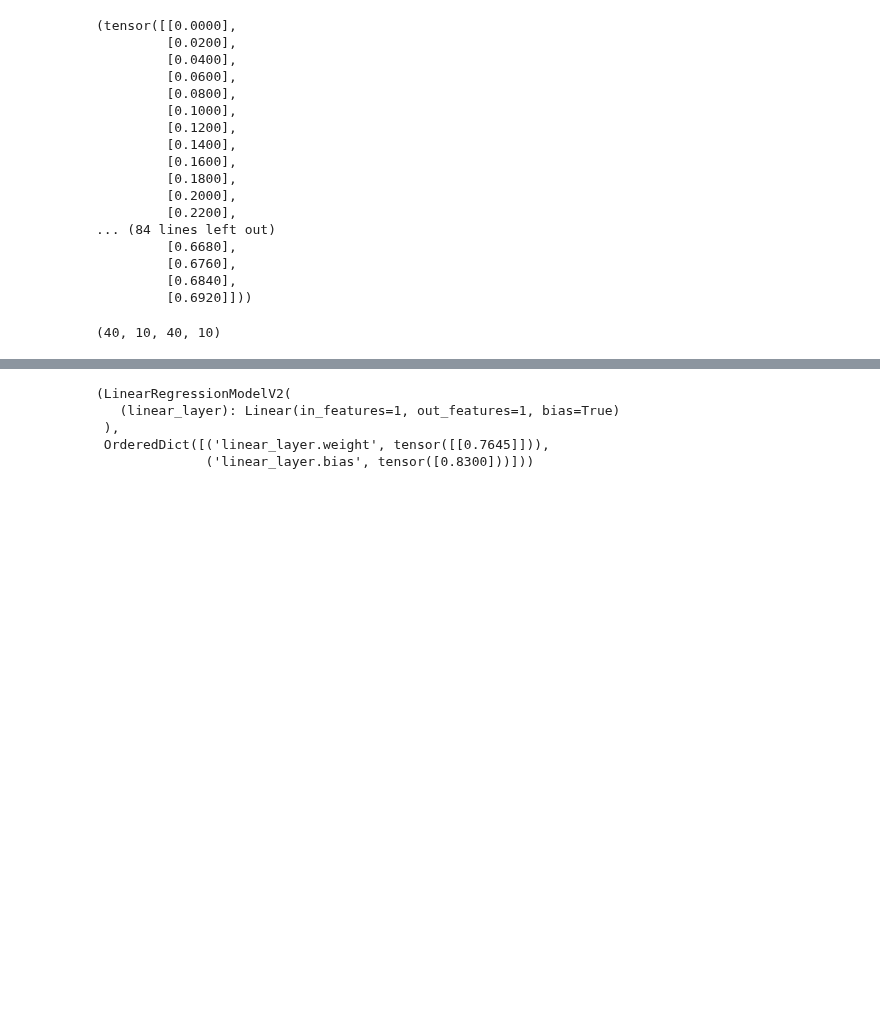
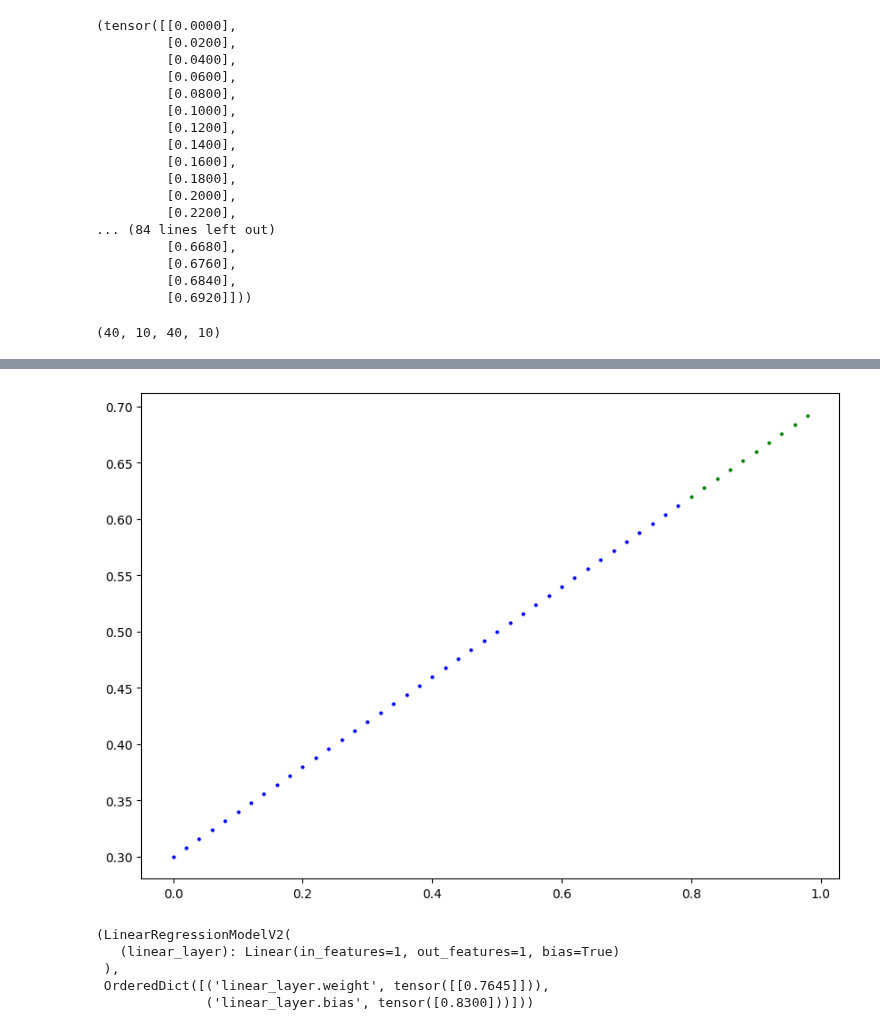
Before and after one commit to Imran1hp/Deep-Learning-, a Jupyter notebook: Py_Torch_workflowipynb.ipynb, the cells around one changed output, grey strips where cells are left out. Saved outputs shown, nothing was run; the diff lists cells and outputs as text; code cells hidden in the pictures; blank space fills up the shorter version.

Commit message:
plot the predictions

```diff
--- a/Py_Torch_workflowipynb.ipynb
+++ b/Py_Torch_workflowipynb.ipynb
@@ -389,0 +384,12 @@ plot_prediction(train_data = X_train,train_labels =Y_train,
+# %%
+def  plot_prediction (train_data = X_train,train_labels =y_train,
+                      test_data = X_test, test_labels=y_test,prediction =None):
+  plt.figure(figsize=(10,7))
+
+  plt.scatter(train_data , train_labels , c="b" , s= 4 ,label = "Training data")
+
+  plt.scatter(test_data , test_labels , c='g',s=4 , label ="Testing data ")
+
+  if prediction is not None:
+    plt.scatter(test_data , prediction , c='r', s=4 ,label ="Predictions")
+plt.legend (prop={"size":14})
@@ -390,3 +399,7 @@ plot_prediction(train_data = X_train,train_labels =Y_train,
+# %%
+plot_prediction ()
+# %% [output]
+[figure, added]
 # %%
 ## using Linear layer
 
```
Also changed, not shown: parts of 9 cells of this notebook.
